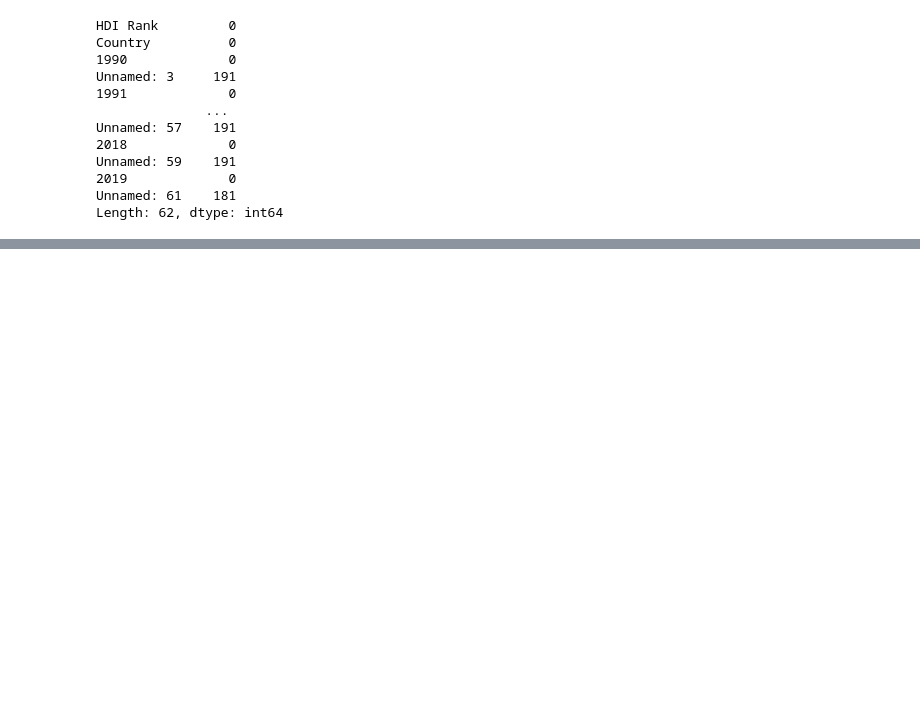
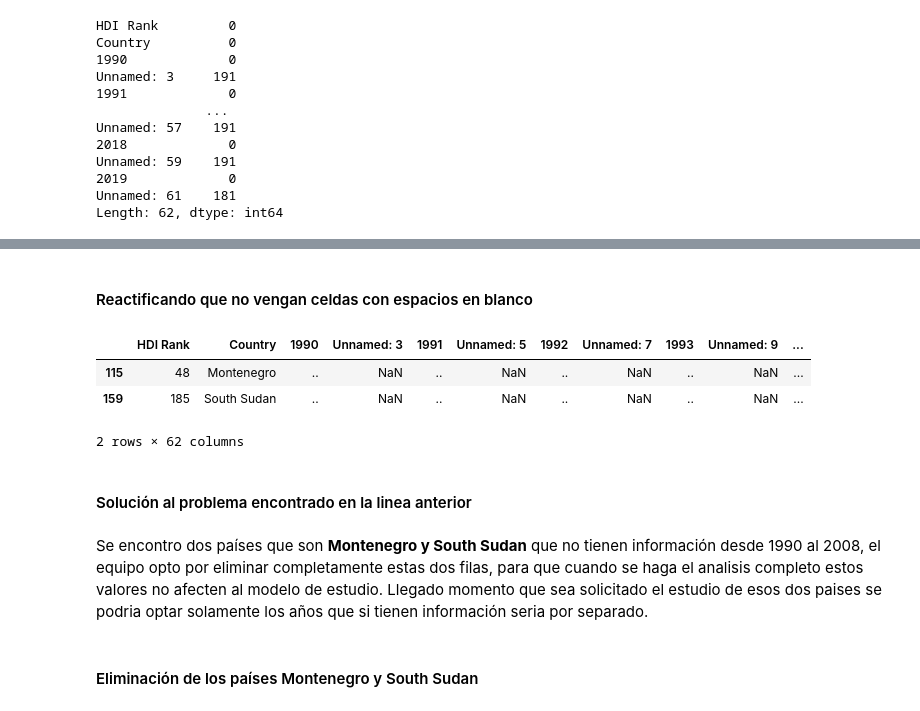
Before and after one commit to Team-17-Bedu/proyecto_python, a Jupyter notebook: Notebooks/NotebookIndice_de_Ingreso.ipynb, the cells around one changed output, grey strips where cells are left out. Saved outputs shown, nothing was run; the diff lists cells and outputs as text; code cells hidden in the pictures; blank space fills up the shorter version.

```diff
--- a/Notebooks/NotebookIndice_de_Ingreso.ipynb
+++ b/Notebooks/NotebookIndice_de_Ingreso.ipynb
@@ -39,0 +93,16 @@ Index(['HDI Rank', 'Country', '1990', 'Unnamed: 3', '1991', 'Unnamed: 5',
+# %% [markdown]
+#### Reactificando que no vengan celdas con espacios en blanco
+# %%
+df[df["1990"] == ".."]
+# %% [output]
+|  | HDI Rank | Country | 1990 | Unnamed: 3 | 1991 | Unnamed: 5 | 1992 | Unnamed: 7 | 1993 | Unnamed: 9 | ... |
+| 115 | 48 | Montenegro | .. | NaN | .. | NaN | .. | NaN | .. | NaN | ... |
+| 159 | 185 | South Sudan | .. | NaN | .. | NaN | .. | NaN | .. | NaN | ... |
+2 rows × 62 columns
+# %% [markdown]
+#### Solución al problema encontrado en la linea anterior
+# %% [markdown]
+Se encontro dos países que son **Montenegro y South Sudan** que no tienen información desde 1990 al 2008, el equipo opto por eliminar completamente estas dos filas, para que cuando se haga el analisis completo estos valores no afecten al modelo de estudio.
+Llegado momento que sea solicitado el estudio de esos dos paises se podria optar solamente los años que si tienen información seria por separado.
+# %% [markdown]
+#### Eliminación de los países Montenegro y South Sudan
```
Also changed, not shown: parts of 38 cells of this notebook.
